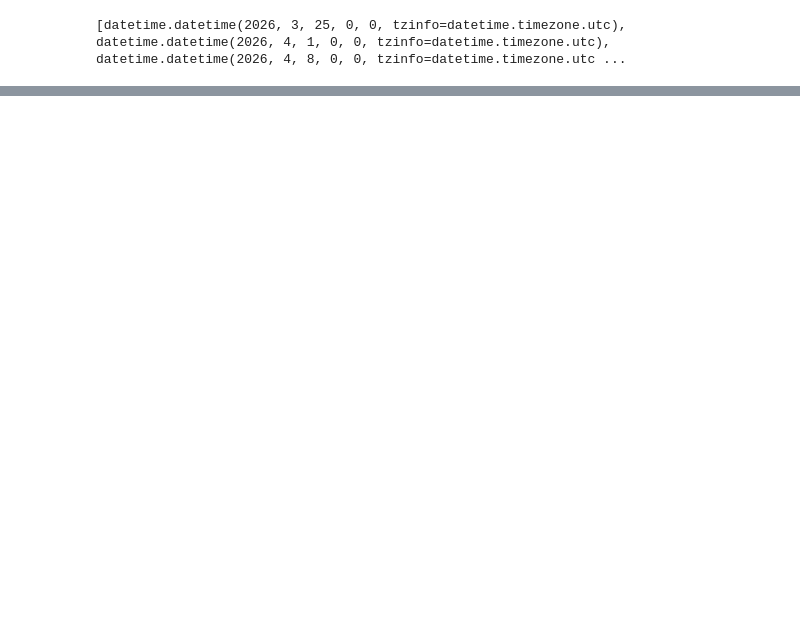
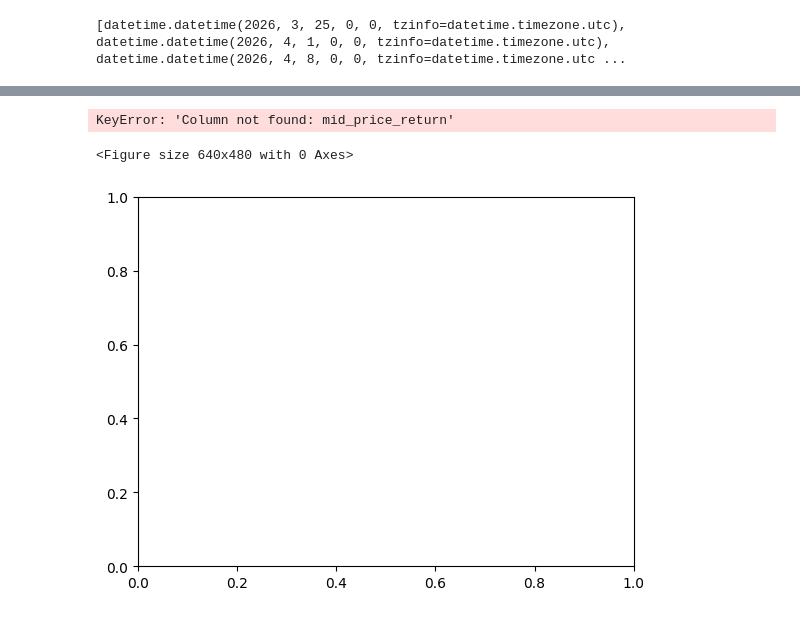
Before and after one commit to SigmaFlowX/Moex-Options-, a Jupyter notebook: notebooks/exipy_date_perf.ipynb, the cells around one changed output, grey strips where cells are left out. Drawn from its saved outputs; the diff is of its cells as text; code cells hidden in the pictures; blank space fills up the shorter version.

```diff
--- a/notebooks/exipy_date_perf.ipynb
+++ b/notebooks/exipy_date_perf.ipynb
@@ -147,0 +150,12 @@ plt.show()
+# %%
+calls_df = final_df[final_df['option_type'] == 'C']
+puts_df  = final_df[final_df['option_type'] == 'P']
+plt.figure()
+final_df.boxplot(column='mid_price_return', by='option_type')
+plt.title("Returns: Calls vs Puts")
+plt.suptitle("")
+plt.show()
+# %% [output]
+KeyError: 'Column not found: mid_price_return'
+<Figure size 640x480 with 0 Axes>
+[figure, added]
```
Also changed, not shown: parts of 4 cells of this notebook.
